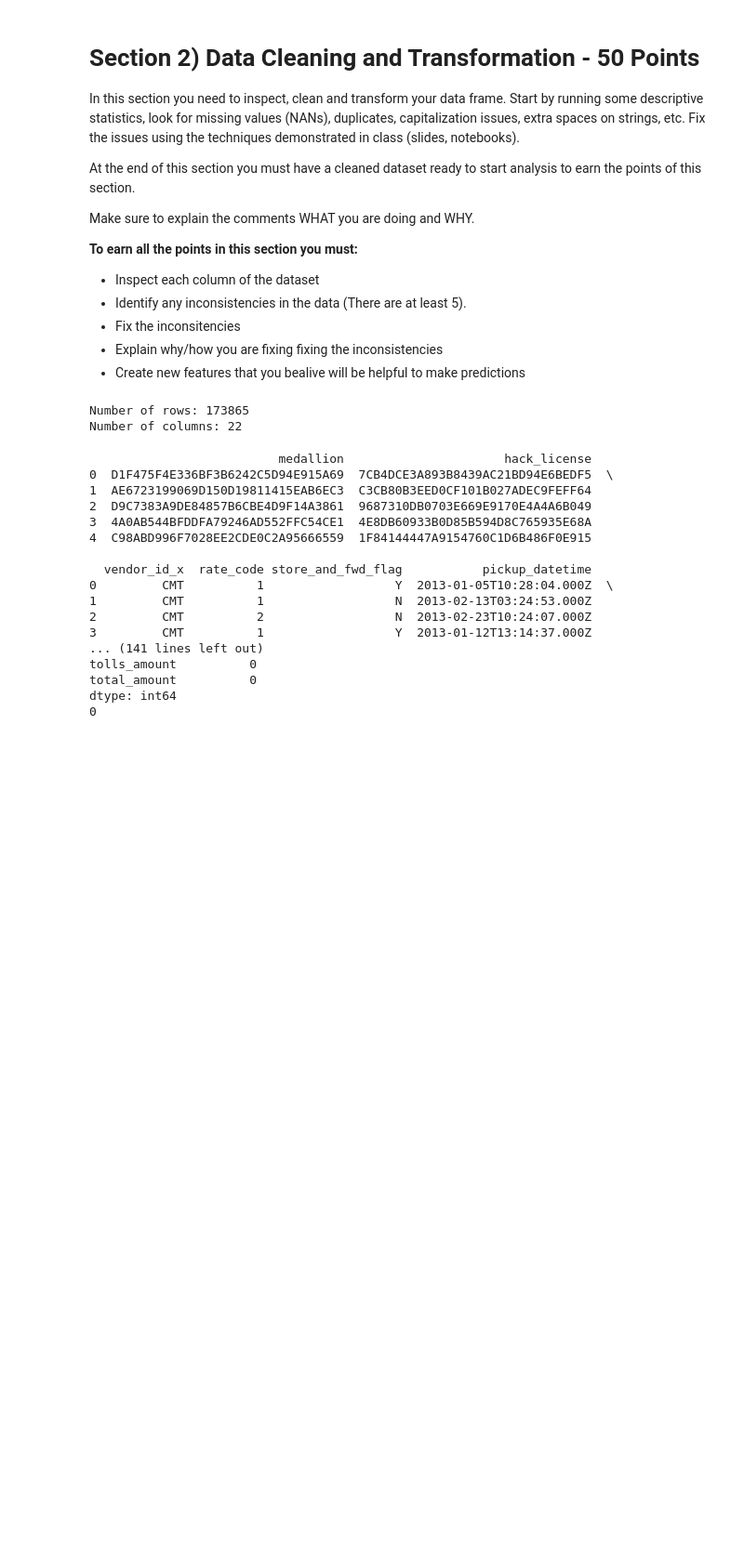
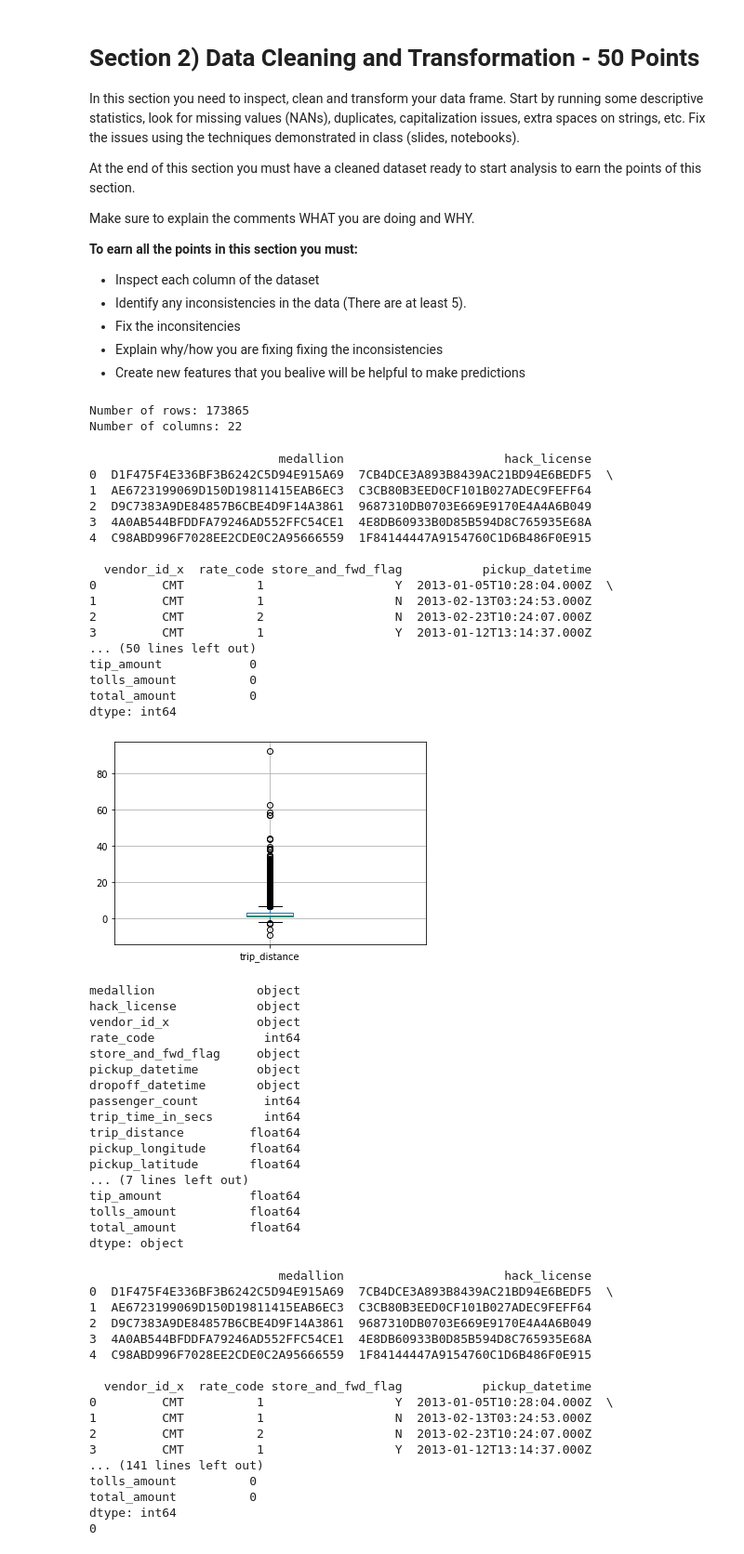
Before and after one commit to NafisRayan/Data-Mining-Python, a Jupyter notebook: dat.ipynb, the cells around one changed output. Shown: that part at 93% size. Saved outputs shown, nothing was run; the diff lists cells and outputs as text; code cells hidden in the pictures; blank space fills up the shorter version.

```diff
--- a/dat.ipynb
+++ b/dat.ipynb
@@ -95,6 +95,78 @@ print("Number of columns:", merged_df.shape[1])
 # %% [output]
 Number of rows: 173865
 Number of columns: 22
+# %%
+import pandas as pd
+
+# Load the dataset
+df = merged_df
+
+# Inspect the first few rows
+print(df.head())
+print(df.isnull().sum())
+
+import matplotlib.pyplot as plt
+
+# Example: Box plot for 'trip_distance'
+df.boxplot(column=['trip_distance'])
+plt.show()
+
+print(df.dtypes)
+# Example: Fill missing values in 'trip_distance' with the median
+df['trip_distance'].fillna(df['trip_distance'].median(), inplace=True)
+
+# Example: Cap 'trip_distance' outliers at the 99th percentile
+Q1 = df['trip_distance'].quantile(0.25)
+Q3 = df['trip_distance'].quantile(0.75)
+IQR = Q3 - Q1
+df['trip_distance'] = df['trip_distance'].apply(lambda x: Q3 + 1.5 * IQR if x > Q3 + 1.5 * IQR else x)
+
+# Example: Convert 'trip_distance' to float
+df['trip_distance'] = df['trip_distance'].astype(float)
+
+# Example: Create a 'time_of_day' feature
+df['pickup_datetime'] = pd.to_datetime(df['pickup_datetime'])
+df['hour'] = df['pickup_datetime'].dt.hour
+df['time_of_day'] = df['hour'].apply(lambda x: 'morning' if 6 <= x < 12 else 'afternoon' if 12 <= x < 18 else 'evening' if 18 <= x < 24 else 'night')
+
+# Example: Create an interaction feature between 'trip_distance' and 'fare_amount'
+df['distance_fare_ratio'] = df['trip_distance'] / df['fare_amount']
+# %% [output]
+                          medallion                      hack_license
+0  D1F475F4E336BF3B6242C5D94E915A69  7CB4DCE3A893B8439AC21BD94E6BEDF5  \
+1  AE6723199069D150D19811415EAB6EC3  C3CB80B3EED0CF101B027ADEC9FEFF64
+2  D9C7383A9DE84857B6CBE4D9F14A3861  9687310DB0703E669E9170E4A4A6B049
+3  4A0AB544BFDDFA79246AD552FFC54CE1  4E8DB60933B0D85B594D8C765935E68A
+4  C98ABD996F7028EE2CDE0C2A95666559  1F84144447A9154760C1D6B486F0E915
+
+  vendor_id_x  rate_code store_and_fwd_flag           pickup_datetime
+0         CMT          1                  Y  2013-01-05T10:28:04.000Z  \
+1         CMT          1                  N  2013-02-13T03:24:53.000Z
+2         CMT          2                  N  2013-02-23T10:24:07.000Z
+3         CMT          1                  Y  2013-01-12T13:14:37.000Z
+... (50 lines left out)
+tip_amount            0
+tolls_amount          0
+total_amount          0
+dtype: int64
+[figure, added]
+medallion              object
+hack_license           object
+vendor_id_x            object
+rate_code               int64
+store_and_fwd_flag     object
+pickup_datetime        object
+dropoff_datetime       object
+passenger_count         int64
+trip_time_in_secs       int64
+trip_distance         float64
+pickup_longitude      float64
+pickup_latitude       float64
+... (7 lines left out)
+tip_amount            float64
+tolls_amount          float64
+total_amount          float64
+dtype: object
 # %%
 print(merged_df.head())
 print(merged_df.isnull().sum())
```
Also changed, not shown: 3 other files.
